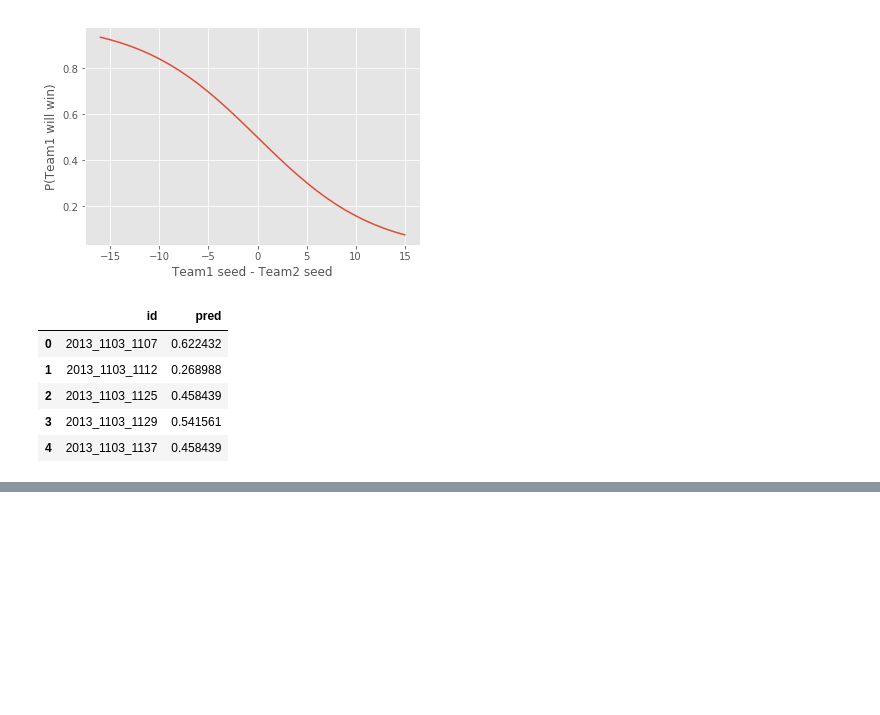
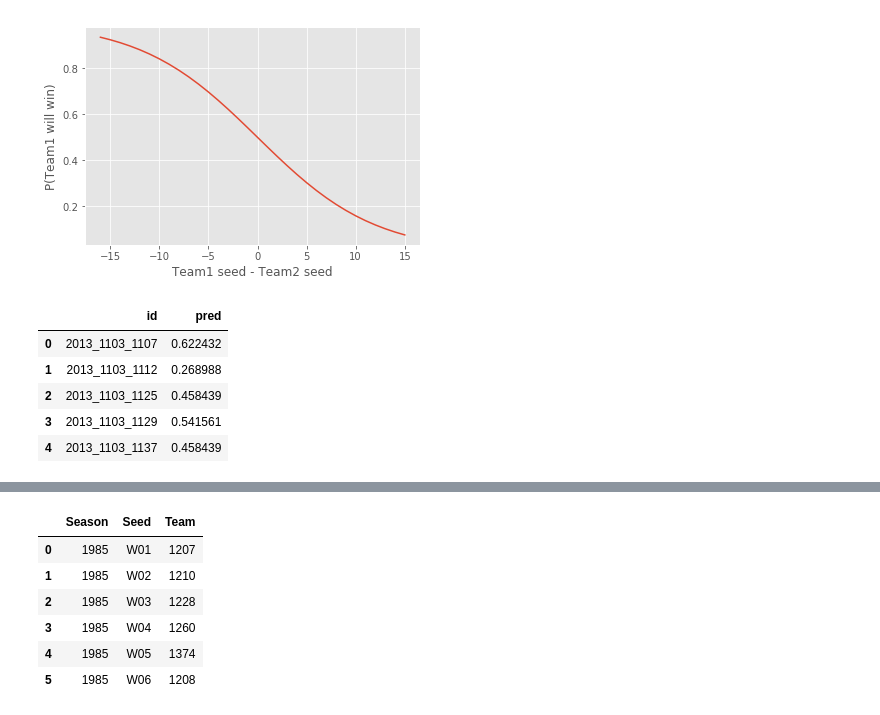
Before and after one commit to agbs2k8/Git_Tracked_Notebooks, a Jupyter notebook: 2017_March_Madness.ipynb, the cells around one changed output, grey strips where cells are left out. Drawn from its saved outputs; the diff is of its cells as text; code cells hidden in the pictures; blank space fills up the shorter version.

```diff
--- a/2017_March_Madness.ipynb
+++ b/2017_March_Madness.ipynb
@@ -178,0 +223,11 @@ df_sample_sub.to_csv('other_guys_logreg_on_seed.csv', index=False)
+# %%
+df_seeds = pd.read_csv(file_path+"TourneySeeds.csv")
+df_seeds[:6]
+# %% [output]
+|  | Season | Seed | Team |
+| 0 | 1985 | W01 | 1207 |
+| 1 | 1985 | W02 | 1210 |
+| 2 | 1985 | W03 | 1228 |
+| 3 | 1985 | W04 | 1260 |
+| 4 | 1985 | W05 | 1374 |
+| 5 | 1985 | W06 | 1208 |
```
Also changed, not shown: parts of 20 cells of this notebook.
